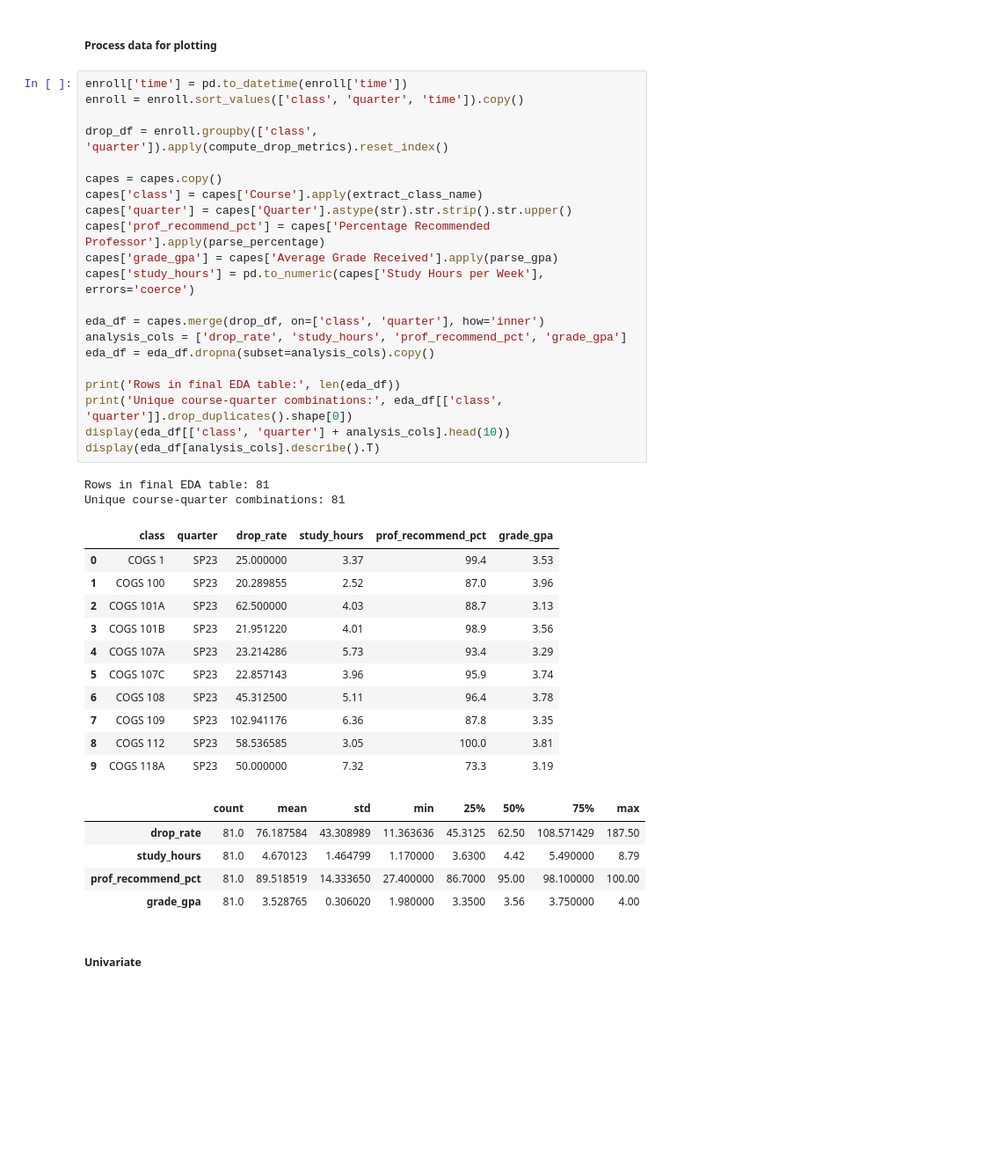
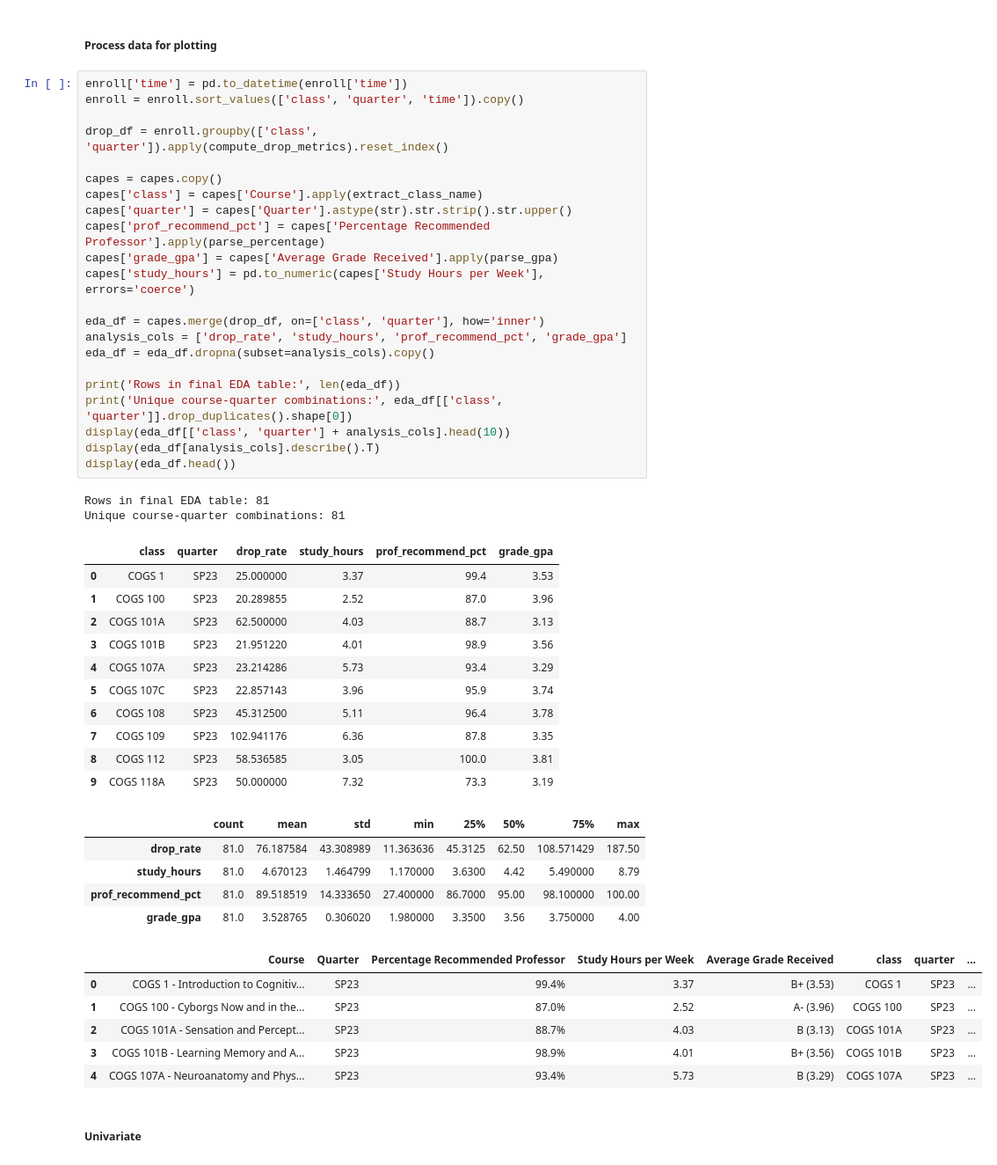
Before and after one commit to COGS108/Group040_WI26, a Jupyter notebook: 02-EDACheckpoint.ipynb, the cells around one changed output. Shown at 88% size. Cells and saved outputs as stored; diff of their text form; blank space fills up the shorter version.

```diff
--- a/02-EDACheckpoint.ipynb
+++ b/02-EDACheckpoint.ipynb
@@ -179,33 +179,40 @@ capes['prof_recommend_pct'] = capes['Percentage Recommended Professor'].apply(pa
 capes['grade_gpa'] = capes['Average Grade Received'].apply(parse_gpa)
 capes['study_hours'] = pd.to_numeric(capes['Study Hours per Week'], errors='coerce')
 
 eda_df = capes.merge(drop_df, on=['class', 'quarter'], how='inner')
 analysis_cols = ['drop_rate', 'study_hours', 'prof_recommend_pct', 'grade_gpa']
 eda_df = eda_df.dropna(subset=analysis_cols).copy()
 
 print('Rows in final EDA table:', len(eda_df))
 print('Unique course-quarter combinations:', eda_df[['class', 'quarter']].drop_duplicates().shape[0])
 display(eda_df[['class', 'quarter'] + analysis_cols].head(10))
 display(eda_df[analysis_cols].describe().T)
+display(eda_df.head())
 # %% [output]
 Rows in final EDA table: 81
 Unique course-quarter combinations: 81
 |  | class | quarter | drop_rate | study_hours | prof_recommend_pct | grade_gpa |
 | 0 | COGS 1 | SP23 | 25.000000 | 3.37 | 99.4 | 3.53 |
 | 1 | COGS 100 | SP23 | 20.289855 | 2.52 | 87.0 | 3.96 |
 | 2 | COGS 101A | SP23 | 62.500000 | 4.03 | 88.7 | 3.13 |
 | 3 | COGS 101B | SP23 | 21.951220 | 4.01 | 98.9 | 3.56 |
 | 4 | COGS 107A | SP23 | 23.214286 | 5.73 | 93.4 | 3.29 |
 | 5 | COGS 107C | SP23 | 22.857143 | 3.96 | 95.9 | 3.74 |
 | 6 | COGS 108 | SP23 | 45.312500 | 5.11 | 96.4 | 3.78 |
 | 7 | COGS 109 | SP23 | 102.941176 | 6.36 | 87.8 | 3.35 |
 | 8 | COGS 112 | SP23 | 58.536585 | 3.05 | 100.0 | 3.81 |
 | 9 | COGS 118A | SP23 | 50.000000 | 7.32 | 73.3 | 3.19 |
 |  | count | mean | std | min | 25% | 50% | 75% | max |
 | drop_rate | 81.0 | 76.187584 | 43.308989 | 11.363636 | 45.3125 | 62.50 | 108.571429 | 187.50 |
 | study_hours | 81.0 | 4.670123 | 1.464799 | 1.170000 | 3.6300 | 4.42 | 5.490000 | 8.79 |
 | prof_recommend_pct | 81.0 | 89.518519 | 14.333650 | 27.400000 | 86.7000 | 95.00 | 98.100000 | 100.00 |
 | grade_gpa | 81.0 | 3.528765 | 0.306020 | 1.980000 | 3.3500 | 3.56 | 3.750000 | 4.00 |
+|  | Course | Quarter | Percentage Recommended Professor | Study Hours per Week | Average Grade Received | class | quarter | ... |
+| 0 | COGS 1 - Introduction to Cognitiv... | SP23 | 99.4% | 3.37 | B+ (3.53) | COGS 1 | SP23 | ... |
+| 1 | COGS 100 - Cyborgs Now and in the... | SP23 | 87.0% | 2.52 | A- (3.96) | COGS 100 | SP23 | ... |
+| 2 | COGS 101A - Sensation and Percept... | SP23 | 88.7% | 4.03 | B (3.13) | COGS 101A | SP23 | ... |
+| 3 | COGS 101B - Learning Memory and A... | SP23 | 98.9% | 4.01 | B+ (3.56) | COGS 101B | SP23 | ... |
+| 4 | COGS 107A - Neuroanatomy and Phys... | SP23 | 93.4% | 5.73 | B (3.29) | COGS 107A | SP23 | ... |
 # %% [markdown]
 ##### Univariate
 # %%
```
